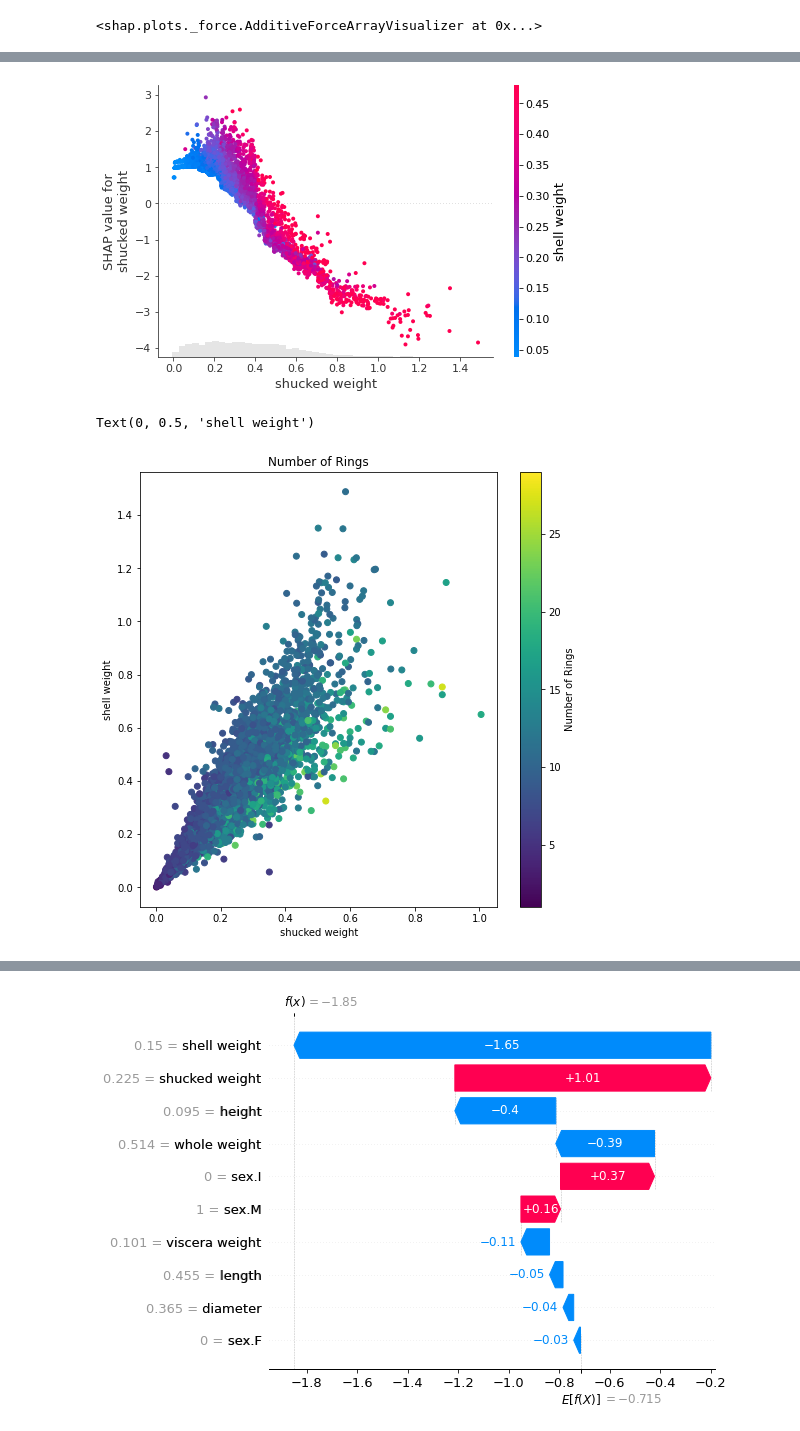
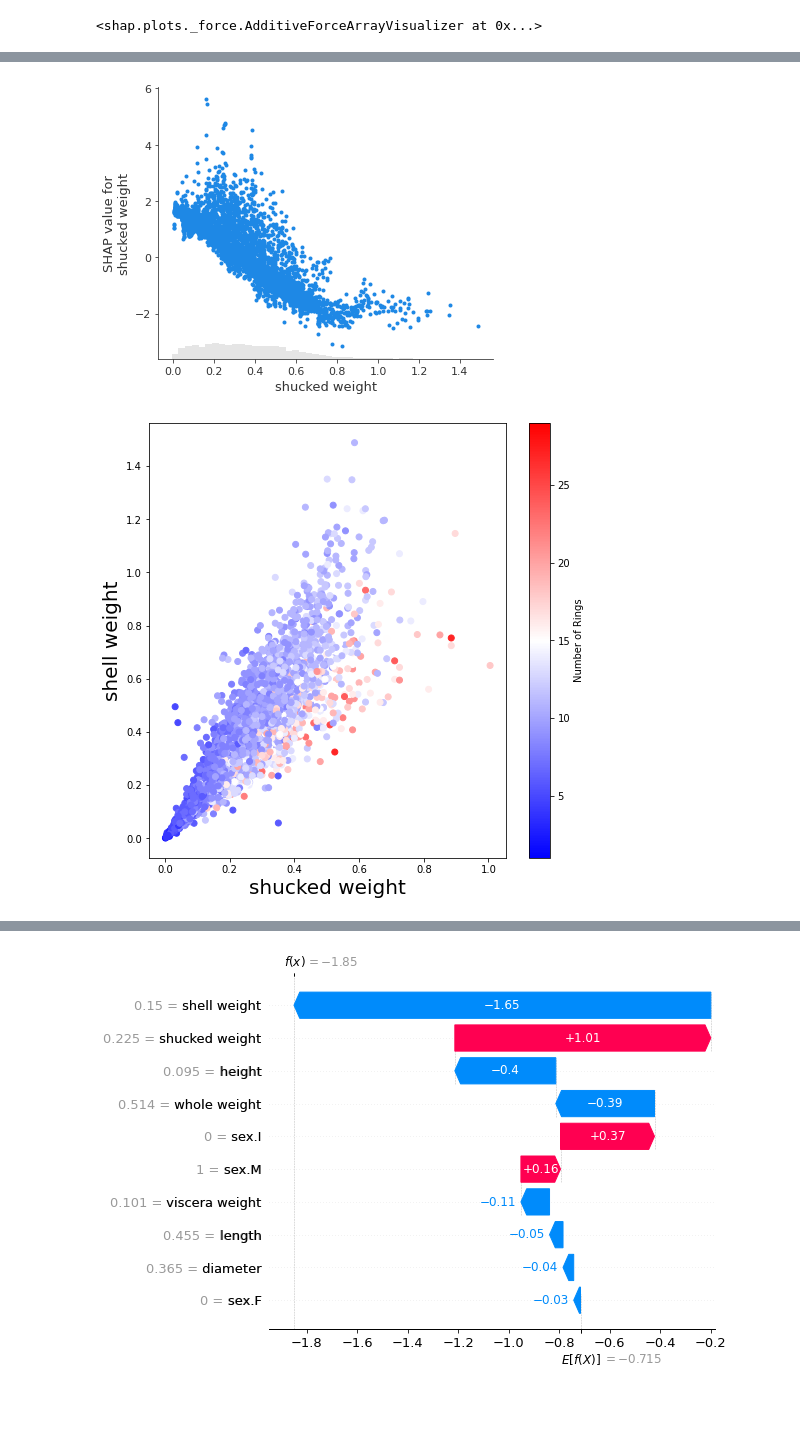
Before and after one commit to conorosully/medium-articles, a Jupyter notebook: src/shap_tutorial.ipynb, the cells around one changed output, grey strips where cells are left out. Saved outputs shown, nothing was run; the diff lists cells and outputs as text; code cells hidden in the pictures; blank space fills up the shorter version.

Commit message:
Finished interaction tutorial

```diff
--- a/src/shap_tutorial.ipynb
+++ b/src/shap_tutorial.ipynb
@@ -106,15 +149,16 @@ shap.plots.scatter(shap_values[:,"shell weight"])
 # %%
-shap.plots.scatter(shap_values[:,"shucked weight"], color=shap_values[:,"shell weight"])
+shap.plots.scatter(shap_values[:,"shucked weight"])
 # %% [output]
-[figure, old version]
+[figure, new version]
 # %%
 fig, ax = plt.subplots(nrows=1, ncols=1,figsize=(8,8))
 
-plt.scatter(data["shell weight"],data["shucked weight"],c=data["rings"])
+plt.scatter(data["shell weight"],data["shucked weight"],c=data["rings"],cmap='bwr')
 plt.colorbar(label="Number of Rings", orientation="vertical")
-plt.title("Number of Rings")
-plt.xlabel('shucked weight')
-plt.ylabel('shell weight')
+
+plt.xlabel('shucked weight',size=20)
+plt.ylabel('shell weight',size=20)
+
+plt.savefig(path.format('weight_interaction.png'),dpi=200,bbox_inches='tight')
 # %% [output]
-Text(0, 0.5, 'shell weight')
-[figure, old version]
+[figure, new version]
```
Also changed, not shown: parts of 29 cells of this notebook, 3 other files.
